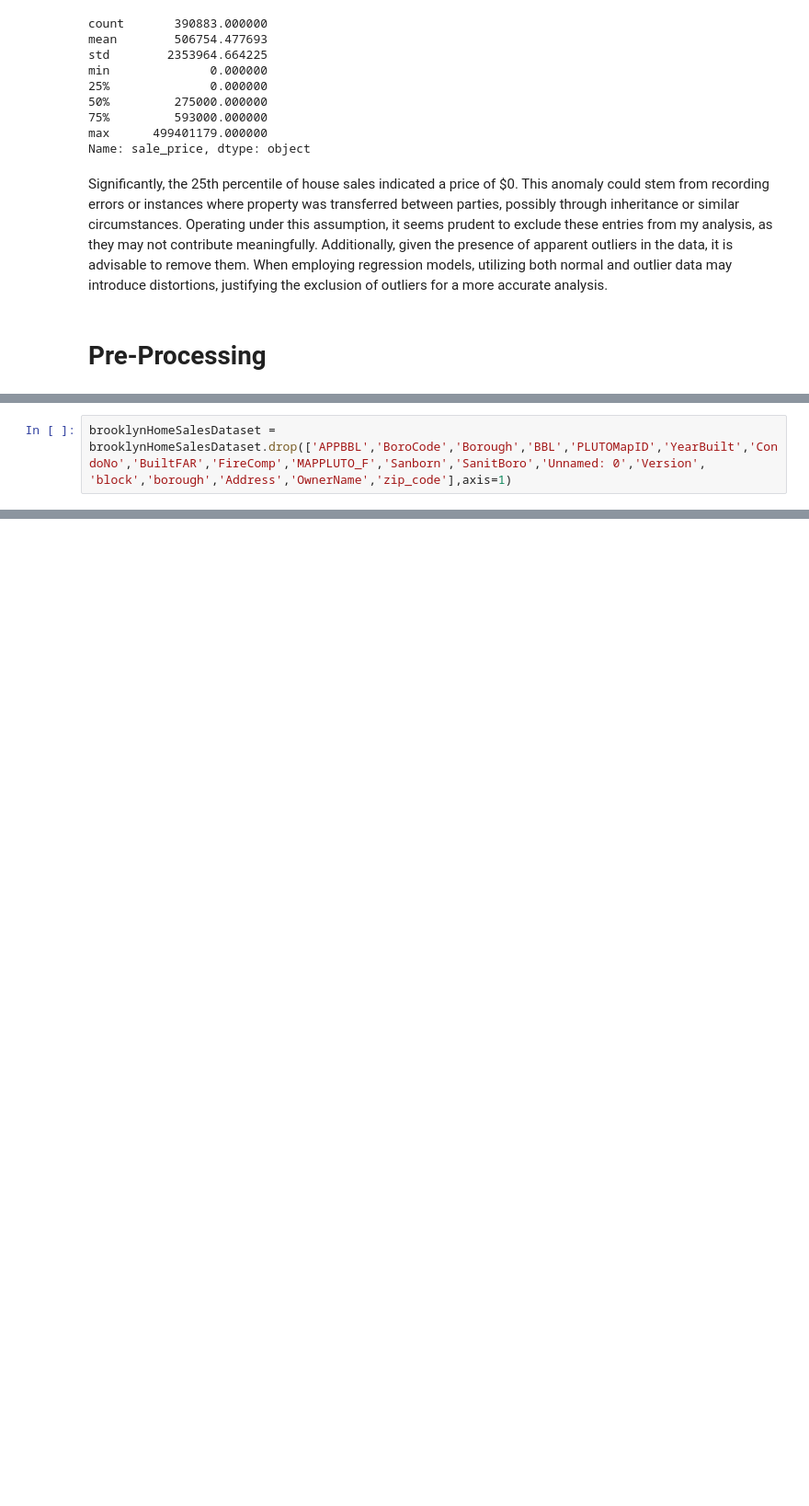
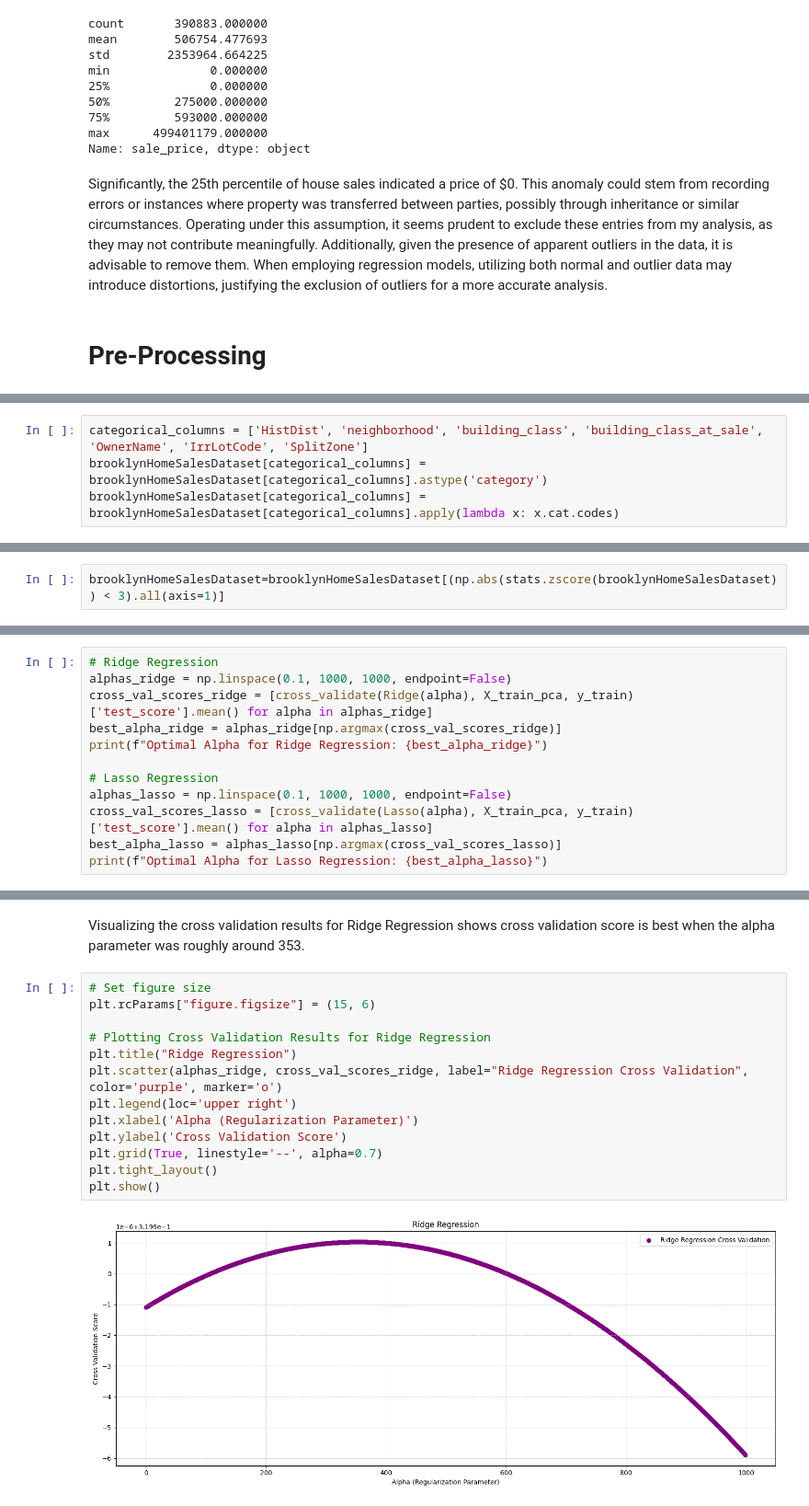
Before and after one commit to AbidAzad/ECE-443-Final-Term-Project, a Jupyter notebook: BrooklynHomeSales/AlphaPulse_Dataset1.ipynb, the cells around one changed output, grey strips where cells are left out. Shown: that part at 92% size. Drawn from its saved outputs; the diff is of its cells as text; blank space fills up the shorter version.

```diff
--- a/BrooklynHomeSales/AlphaPulse_Dataset1.ipynb
+++ b/BrooklynHomeSales/AlphaPulse_Dataset1.ipynb
@@ -115,2 +172,0 @@ Additionally, it would be beneficial to eliminate redundant columns that do not
-# %%
-brooklynHomeSalesDataset = brooklynHomeSalesDataset.drop(['APPBBL','BoroCode','Borough','BBL','PLUTOMapID','YearBuilt','CondoNo','BuiltFAR','FireComp','MAPPLUTO_F','Sanborn','SanitBoro','Unnamed: 0','Version', 'block','borough','Address','OwnerName','zip_code'],axis=1)
@@ -163,0 +265,4 @@ brooklynHomeSalesDataset[numerical_columns] = brooklynHomeSalesDataset[numerical
+# %%
+categorical_columns = ['HistDist', 'neighborhood', 'building_class', 'building_class_at_sale', 'OwnerName', 'IrrLotCode', 'SplitZone']
+brooklynHomeSalesDataset[categorical_columns] = brooklynHomeSalesDataset[categorical_columns].astype('category')
+brooklynHomeSalesDataset[categorical_columns] = brooklynHomeSalesDataset[categorical_columns].apply(lambda x: x.cat.codes)
@@ -163,0 +271,2 @@ brooklynHomeSalesDataset[numerical_columns] = brooklynHomeSalesDataset[numerical
+# %%
+brooklynHomeSalesDataset=brooklynHomeSalesDataset[(np.abs(stats.zscore(brooklynHomeSalesDataset)) < 3).all(axis=1)]
@@ -163,0 +362,12 @@ brooklynHomeSalesDataset[numerical_columns] = brooklynHomeSalesDataset[numerical
+# %%
+# Ridge Regression
+alphas_ridge = np.linspace(0.1, 1000, 1000, endpoint=False)
+cross_val_scores_ridge = [cross_validate(Ridge(alpha), X_train_pca, y_train)['test_score'].mean() for alpha in alphas_ridge]
+best_alpha_ridge = alphas_ridge[np.argmax(cross_val_scores_ridge)]
+print(f"Optimal Alpha for Ridge Regression: {best_alpha_ridge}")
+
+# Lasso Regression
+alphas_lasso = np.linspace(0.1, 1000, 1000, endpoint=False)
+cross_val_scores_lasso = [cross_validate(Lasso(alpha), X_train_pca, y_train)['test_score'].mean() for alpha in alphas_lasso]
+best_alpha_lasso = alphas_lasso[np.argmax(cross_val_scores_lasso)]
+print(f"Optimal Alpha for Lasso Regression: {best_alpha_lasso}")
@@ -163,0 +377,17 @@ brooklynHomeSalesDataset[numerical_columns] = brooklynHomeSalesDataset[numerical
+# %% [markdown]
+Visualizing the cross validation results for Ridge Regression shows cross validation score is best when the alpha parameter was roughly around 353.
+# %%
+# Set figure size
+plt.rcParams["figure.figsize"] = (15, 6)
+
+# Plotting Cross Validation Results for Ridge Regression
+plt.title("Ridge Regression")
+plt.scatter(alphas_ridge, cross_val_scores_ridge, label="Ridge Regression Cross Validation", color='purple', marker='o')
+plt.legend(loc='upper right')
+plt.xlabel('Alpha (Regularization Parameter)')
+plt.ylabel('Cross Validation Score')
+plt.grid(True, linestyle='--', alpha=0.7)
+plt.tight_layout()
+plt.show()
+# %% [output]
+[figure, added]
```
Also changed, not shown: parts of 47 cells of this notebook.
